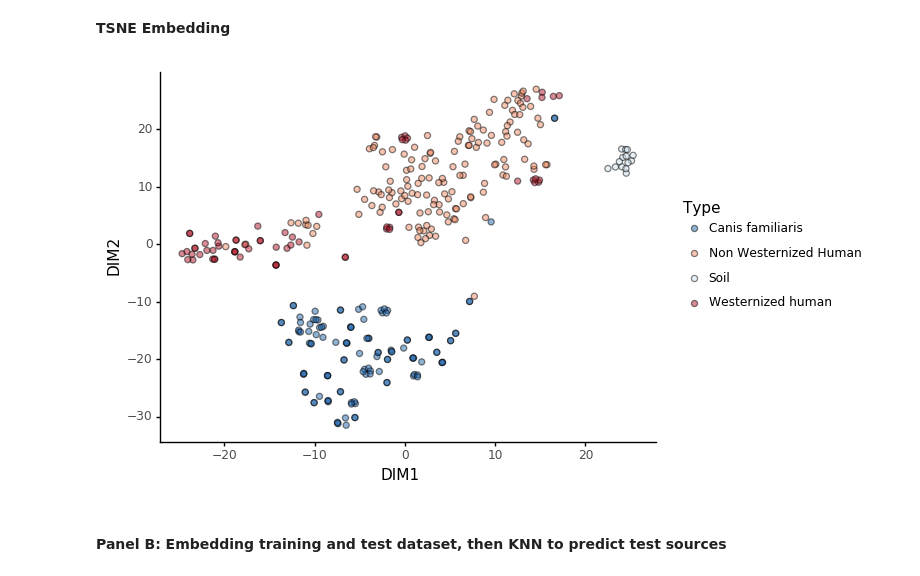
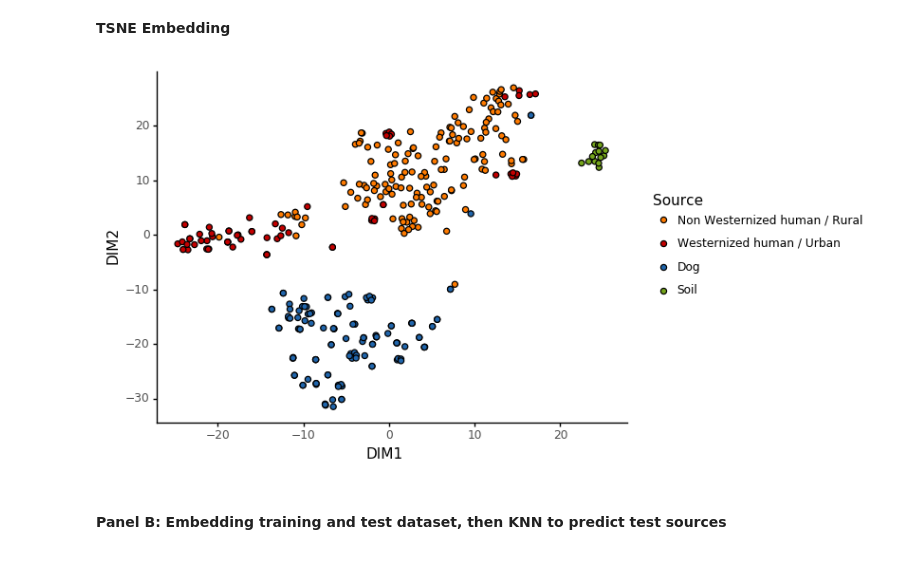
Before and after one commit to maxibor/coproid-article, a Jupyter notebook: figures/figure3/figure3.ipynb, the cells around one changed output. Drawn from its saved outputs; the diff is of its cells as text; code cells hidden in the pictures.

```diff
--- a/figures/figure3/figure3.ipynb
+++ b/figures/figure3/figure3.ipynb
@@ -103,10 +105,15 @@ train_embed_plot =train_embed.merge(source_labels, left_index=True, right_index=
+# %%
+train_embed_plot = pd.read_csv("results/train_embed_plot.csv", index_col=0)
+# %%
+train_embed_plot['Type'] = train_embed_plot['Type'].str.replace('Canis familiaris','Dog').replace('Non Westernized Human', 'Non Westernized human / Rural').replace('Westernized human', 'Westernized human / Urban')
+train_embed_plot['Type'] = pd.Categorical(train_embed_plot['Type'], categories=['Non Westernized human / Rural', 'Westernized human / Urban','Dog', 'Soil'], ordered=True)
 # %%
-p = ggplot(train_embed_plot, aes(x='DIM1',y='DIM2')) + geom_point(aes(fill='Type'), stroke=0.5, alpha=0.5, color='black', size = 2)
-p = p + scale_fill_manual(values = {"Canis familiaris":"#2166ac","Non Westernized Human":"#ef8a62","Westernized human":"#b2182b", "Soil":"#d1e5f0"}) + theme_classic()
+p = ggplot(train_embed_plot, aes(x='DIM1',y='DIM2')) + geom_point(aes(fill='Type'), stroke=0.5, color='black', size = 2)
+p = p + scale_fill_manual(name = 'Source', values = {"Dog":"#2166ac", "Non Westernized human / Rural":"#ff7b00", "Westernized human / Urban":"#c40000", "Soil":"#75a51c"}) + theme_classic()
 p.draw()
 p.save('results/figure3A.png', dpi=300)
 # %% [output]
-[figure, old version]
+[figure, new version]
 # %% [markdown]
 #### Panel B: Embedding training and test dataset, then KNN to predict test sources
 # %%
```
Also changed, not shown: parts of 5 cells of this notebook, 22 other files.
